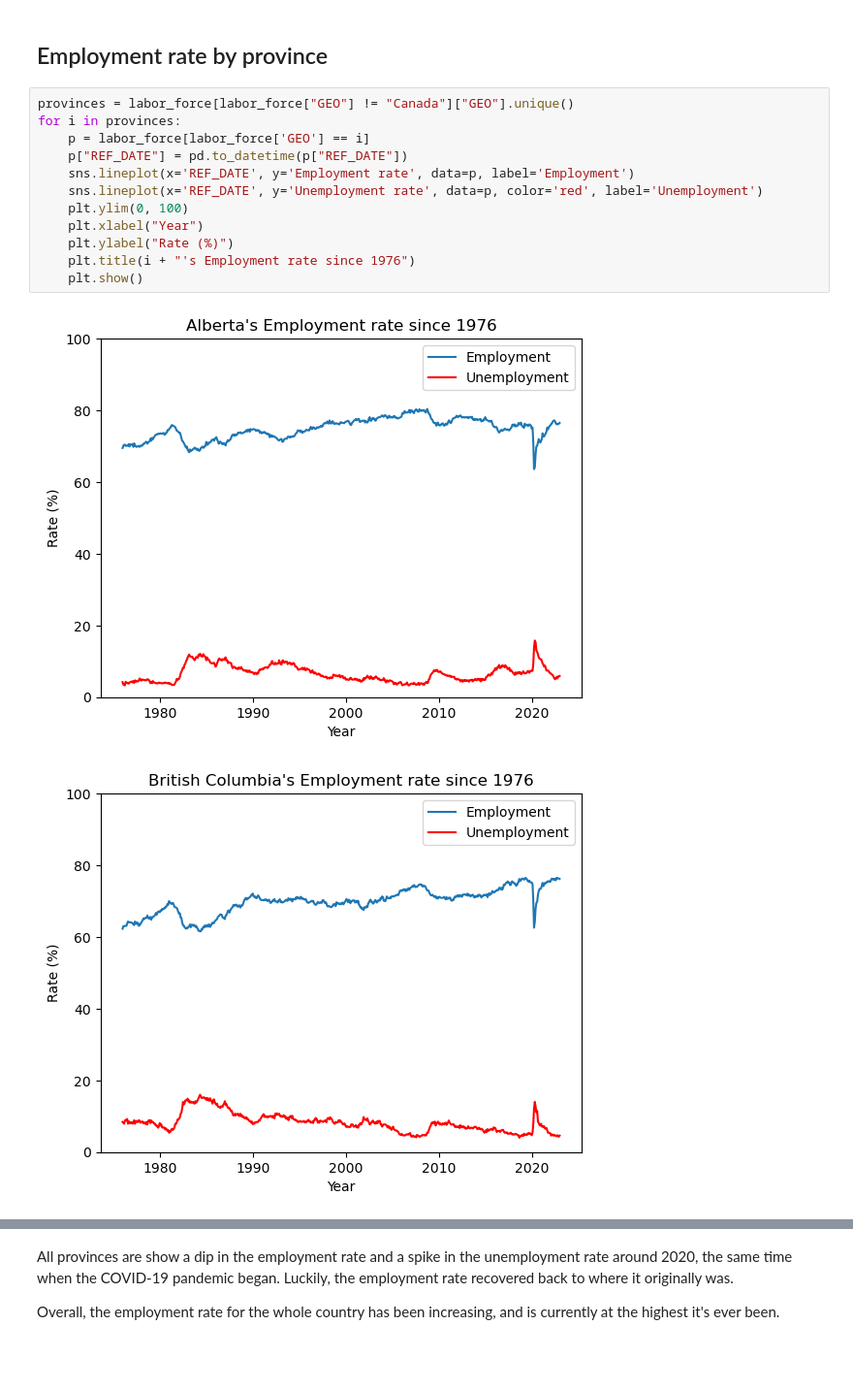
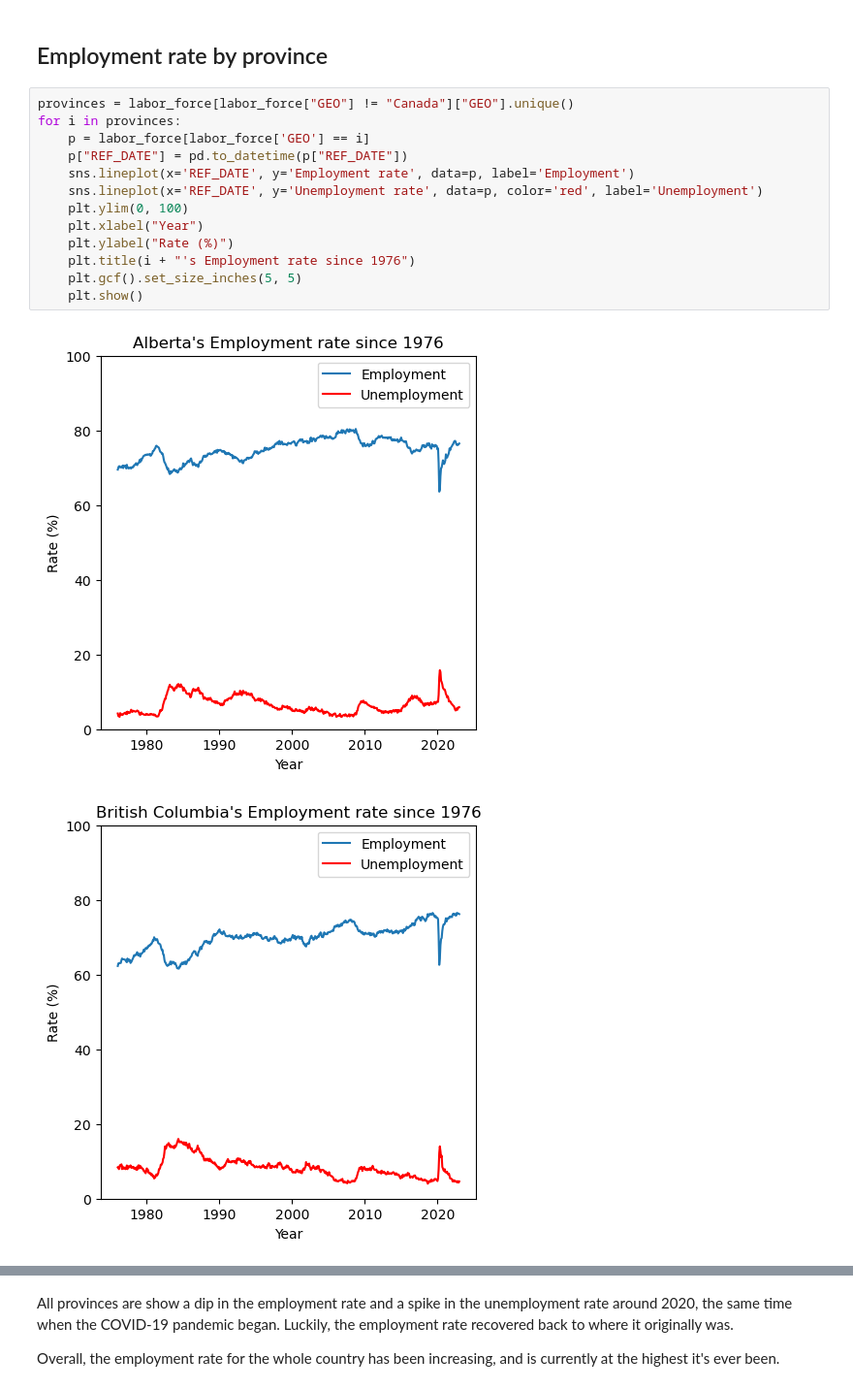
Before and after one commit to rehan-nasir/canada_labour_force_analysis, a Jupyter notebook: labor_market_analysis.ipynb, the cells around one changed output, grey strips where cells are left out. Shown at 97% size. Drawn from its saved outputs; the diff is of its cells as text; blank space fills up the shorter version.

```diff
--- a/labor_market_analysis.ipynb
+++ b/labor_market_analysis.ipynb
@@ -207,15 +200,16 @@ plt.show()
 # %%
 provinces = labor_force[labor_force["GEO"] != "Canada"]["GEO"].unique()
 for i in provinces:
     p = labor_force[labor_force['GEO'] == i]
     p["REF_DATE"] = pd.to_datetime(p["REF_DATE"])
     sns.lineplot(x='REF_DATE', y='Employment rate', data=p, label='Employment')
     sns.lineplot(x='REF_DATE', y='Unemployment rate', data=p, color='red', label='Unemployment')
     plt.ylim(0, 100)
     plt.xlabel("Year")
     plt.ylabel("Rate (%)")
     plt.title(i + "'s Employment rate since 1976")
+    plt.gcf().set_size_inches(5, 5)
     plt.show()
 # %% [output]
-[figure, old version]
+[figure, new version]
-[figure, old version]
+[figure, new version]
```
Also changed, not shown: parts of 9 cells of this notebook.
